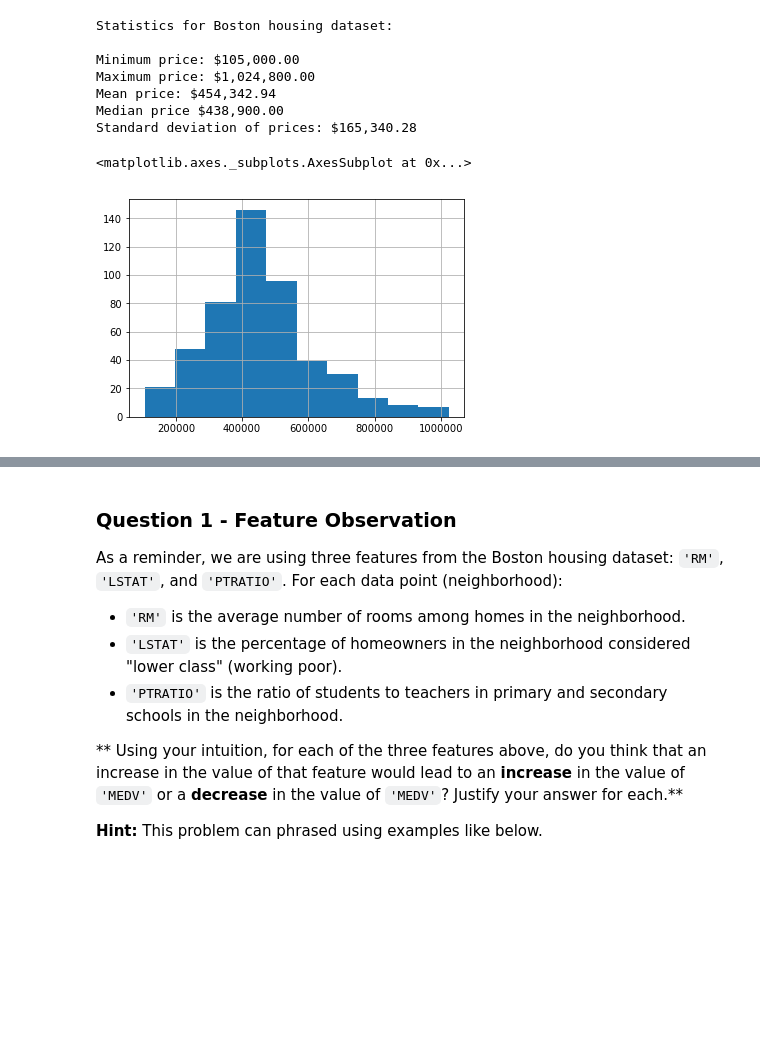
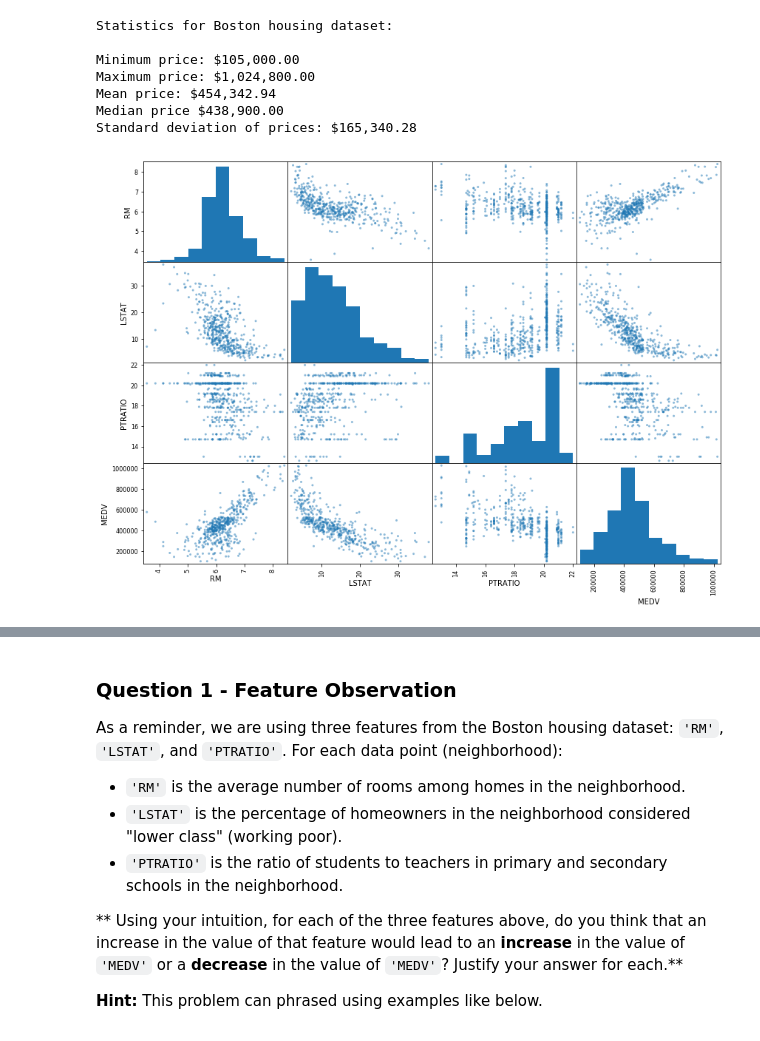
Before and after one commit to huli/mlnd, a Jupyter notebook: boston_housing/boston_housing.ipynb, the cells around one changed output, grey strips where cells are left out. Drawn from its saved outputs; the diff is of its cells as text; code cells hidden in the pictures; blank space fills up the shorter version.

Commit message:
Scatter matrix and a bar chart added.

```diff
--- a/boston_housing/boston_housing.ipynb
+++ b/boston_housing/boston_housing.ipynb
@@ -83,9 +83,11 @@ Maximum price: $1,024,800.00
 Mean price: $454,342.94
 Median price $438,900.00
 Standard deviation of prices: $165,340.28
-# %%
-# Plot histogram for further inspection
-prices.hist()
-# %% [output]
-<matplotlib.axes._subplots.AxesSubplot at 0x...>
-[figure, removed]
+# %%
+# Plot a scatter matrix for an overview of the data
+import matplotlib.pylab as pylab
+from pandas.plotting import scatter_matrix
+pylab.rcParams['figure.figsize'] = 14, 10
+_ = scatter_matrix(data)
+# %% [output]
+[figure, added]
```
Also changed, not shown: parts of 5 cells of this notebook, 1 other file.
